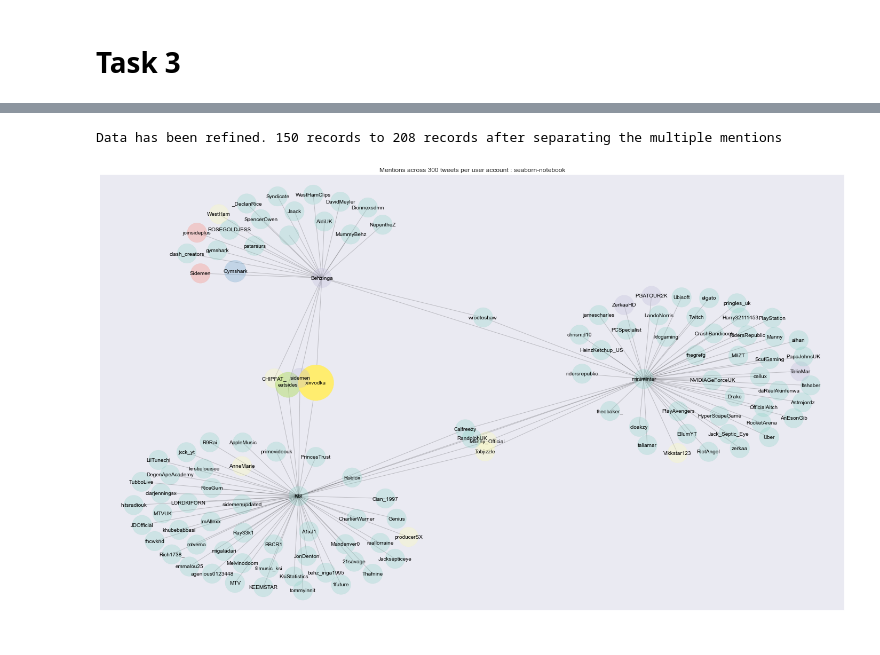
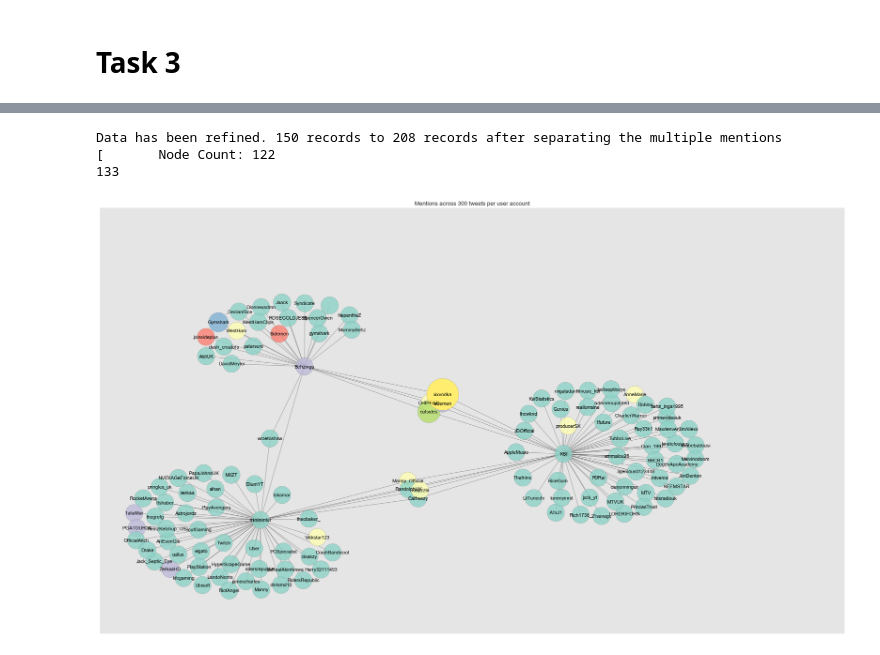
Before and after one commit to a-curious-coder/twitter-api-data-science, a Jupyter notebook: twitter_data_analysis.ipynb, the cells around one changed output, grey strips where cells are left out. Saved outputs shown, nothing was run; the diff lists cells and outputs as text; code cells hidden in the pictures.

```diff
--- a/twitter_data_analysis.ipynb
+++ b/twitter_data_analysis.ipynb
@@ -608,10 +615,18 @@ def filter_dataframe_for_mentions(df):
         # Create new column 'mention' with names of users being mentioned in tweets
         tempdf['mention'] = tempdf.tweets.str.findall(r'(?<![@\w])@(\w{1,25})').apply(',\n'.join)
         # add the temporary dataframe for user 'name' to overall dataframe list
-        dataframes.append(tempdf.head(mentions))
+        this_one = mentions
+        if this_one > tempdf.shape[0]:
+            this_one = tempdf.shape[0]
+        try:
+            dataframes.append(tempdf.head(this_one))
+        except Exception as e:
+            print(tempdf.shape[0], this_one)
+            print(e)
 
     # Create overall dataframe using all dataframes from list
     global_mention_df = pd.concat(dataframes)
+
     # display(global_mention_df)
     return global_mention_df
 
@@ -666,67 +681,78 @@ def condense_dataframe_mention_counts(df):
 
 def get_data_networkx_parameters(df):
     G = nx.from_pandas_edgelist(df, source='user', target='mention', create_using=nx.Graph()) # Turn df into graph
-    # df['G'] = G
-    # display(df)
+    print(f"[\tNode Count: {len(G)}")
     pos = nx.spring_layout(G) # Specify layout for visual
     return G, pos
 
-def plot_user_mentions_network(G, pos):
-    """Plot network of mentions from the tweets from users provided through names
-    Args:
-        names (list): list of user names
-    """
-    # Create the graph with the data we've just created/generated
-    f, ax = plt.subplots(figsize=graph_size)
-    graph = 'seaborn-notebook'
-    plt.style.use(graph)
-    plt.title(f"Mentions across {number_of_tweets} tweets per user account : {graph}")
-    plt.grid(b=None)
-    # Takes G (The graph), pos (layout style) and alpha (transparency of each node) as parameter to draw network
+def get_mention_counts(df):
     counts = []
     names = []
     # For each user in mention
     for mention in df['mention'].unique():
         # If there's more than one instance of the name
         temp = df[df['mention'] == mention]
         sum_mention = temp['count'].sum()
         names.append(mention)
         counts.append(sum_mention)
 
     new_df = pd.DataFrame({"mention":names, "count":counts})
+    return new_df
+
+def plot_user_mentions_network(G, pos, df):
+    """Plot network of mentions from the tweets from users provided through names
+    Args:
+        names (list): list of user names
+    """
+    plt.figure(figsize = graph_size)
+    plt.title(f"Mentions across {number_of_tweets} tweets per user account")
+    plt.style.use('seaborn-notebook')
+    plt.grid(b=None)
+    # Takes G (The graph), pos (layout style) and alpha (transparency of each node) as parameter to draw network
+    # print(df.shape[0])
+
+    # Get total mention count for each user
+    new_df = get_mention_counts(df)
     new_df['G'] = G
     # Ensures ordering of dataframe values correlate with order of G column values
     new_df = new_df[['G']].merge(new_df[['mention', 'count']], left_on='G', right_on='mention')
-    node_sizes = new_df['count'].tolist()
-    norm_node_sizes = [float(i)/sum(node_sizes)*100 for i in node_sizes]
+
+    node_sizes = new_df['count']
     new_df['normalised'] = [result / 100 for result in node_sizes]
 
     from sklearn.preprocessing import MinMaxScaler
     scaler = MinMaxScaler()
     arr_scaled = scaler.fit_transform(new_df[['count']])
     new_df['min_max_norm'] = arr_scaled
 
+    min_node_alpha = 0.8
     min_node_size = 0.3
-    alpha = [(min_node_size * (element < min_node_size) + (element*(element > min_node_size))) for element in new_df['min_max_norm']]
-    node_color = new_df['min_max_norm']
+
+    alpha = [(min_node_alpha * (element < min_node_alpha) + (element*(element > min_node_alpha))) for element in new_df['min_max_norm']]
+    colourmap = new_df['min_max_norm']
     node_size = [4500*(min_node_size * (element < min_node_size) + (element*(element > min_node_size))) for element in new_df['min_max_norm']]
-    from  matplotlib.colors import LinearSegmentedColormap
-    cmap=LinearSegmentedColormap.from_list('rg',["green", "pink","red"], N=256)
-    nodes = nx.draw_networkx_nodes(G,  pos,  alpha=alpha, cmap = 'Set3',  node_color = node_color,  node_size = node_size)
+
+    from matplotlib.colors import LinearSegmentedColormap
+    cmap = LinearSegmentedColormap.from_list('rg',["green", "pink","red"], N=256)
+    nodes = nx.draw_networkx_nodes(G,  pos,  alpha=alpha, cmap = 'Set3', node_color = colourmap,  node_size = node_size)
+    nodes.set_edgecolor('gray')
+
     nx.draw_networkx_labels(G, pos, font_size=10)
-    nx.draw_networkx_edges(G, pos, width=1.0, alpha=0.2)
-    # plt.savefig(f"NetworkxGraph_{names}.png", format="PNG")
+    nx.draw_networkx_edges(G, pos, width=1.0, alpha=0.3)
+    plt.savefig(f"NetworkxGraph_{names}.png", format="PNG")
 
 df = read_twitter_data(names)
 df = refine_dataframe_for_network_graph(df)
 df = condense_dataframe_mention_counts(df)
-
+# df["mention"] = df["mention"].str.lower()
 G, pos = get_data_networkx_parameters(df)
-
-plot_user_mentions_network(G, pos)
+# TODO: Convert nodes in the network to pie charts
+plot_user_mentions_network(G, pos, df)
 # %% [output]
 Data has been refined. 150 records to 208 records after separating the multiple mentions
+[       Node Count: 122
+133
-[figure, old version]
+[figure, new version]
 # %%
 df = pd.read_csv("./RG_postcodes.csv")
 
```
Also changed, not shown: parts of 10 cells of this notebook, 4 other files.
